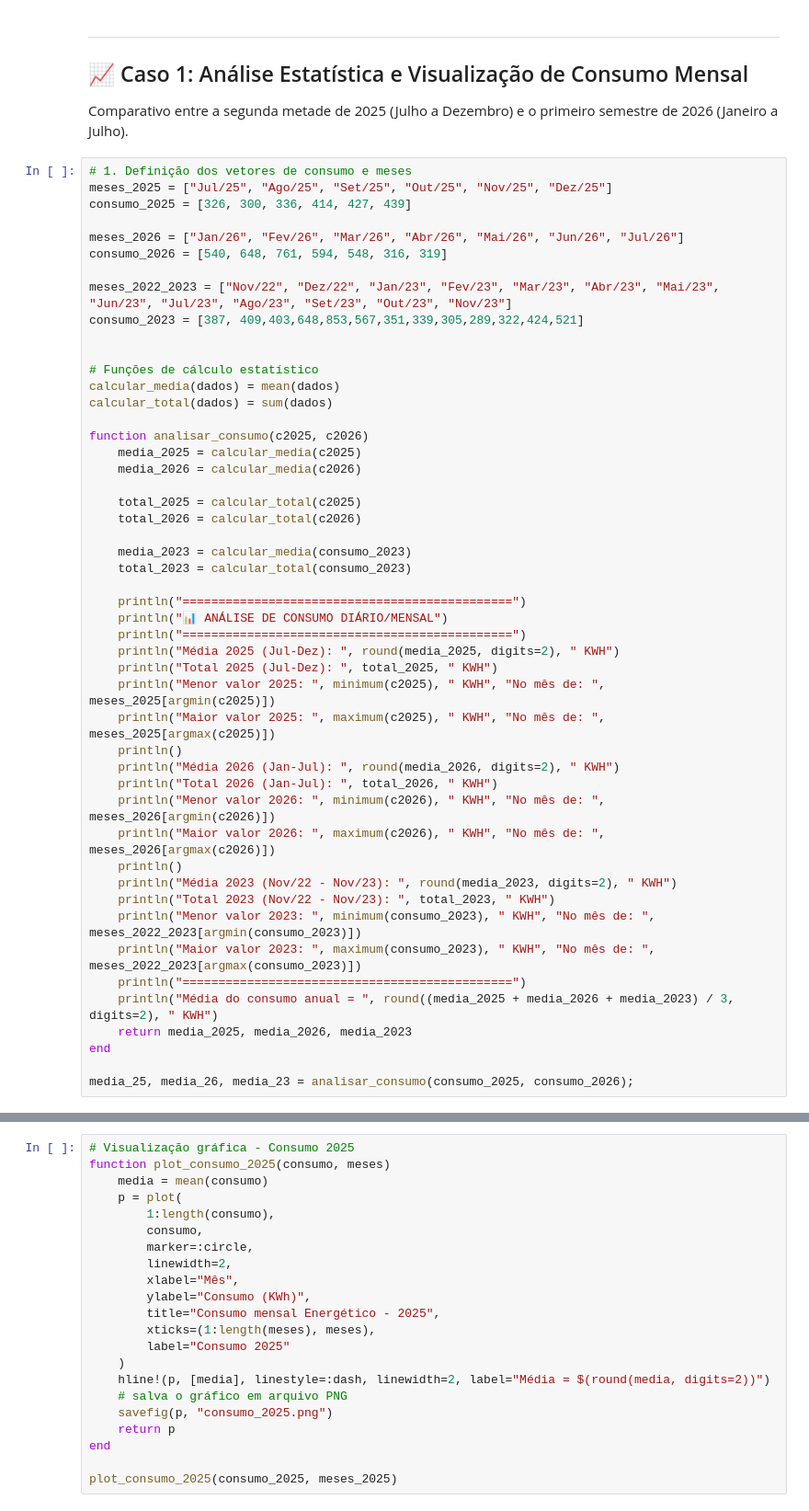
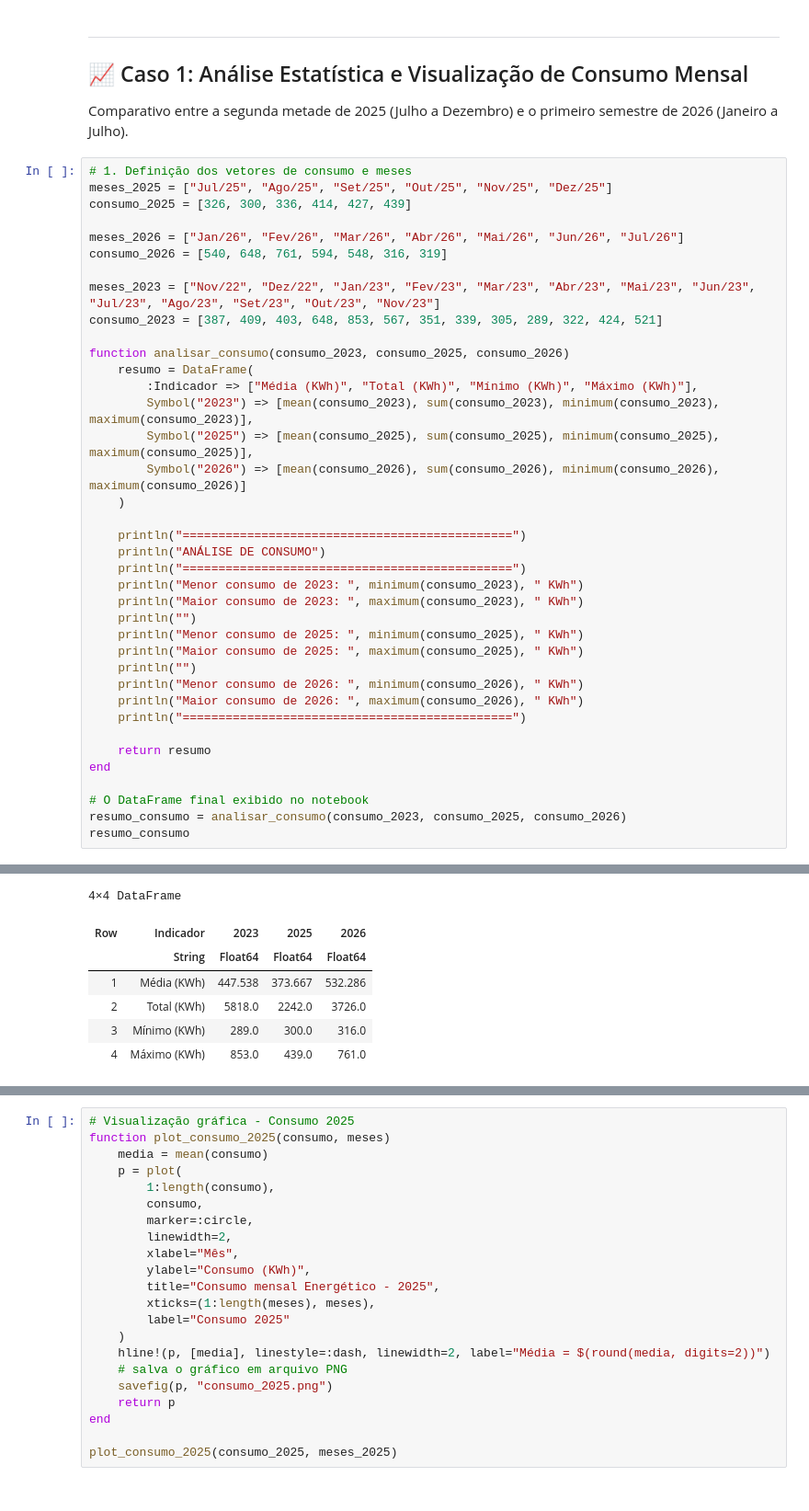
Before and after one commit to PedroVic12/Pikachu-Flask-Server, a Jupyter notebook: batcaverna/optimization/otimizacoes_em_julia.ipynb, the cells around one changed output, grey strips where cells are left out. Shown at 92% size. Drawn from its saved outputs; the diff is of its cells as text.

```diff
--- a/batcaverna/optimization/otimizacoes_em_julia.ipynb
+++ b/batcaverna/optimization/otimizacoes_em_julia.ipynb
@@ -32,46 +49,35 @@ consumo_2025 = [326, 300, 336, 414, 427, 439]
 meses_2026 = ["Jan/26", "Fev/26", "Mar/26", "Abr/26", "Mai/26", "Jun/26", "Jul/26"]
 consumo_2026 = [540, 648, 761, 594, 548, 316, 319]
 
-meses_2022_2023 = ["Nov/22", "Dez/22", "Jan/23", "Fev/23", "Mar/23", "Abr/23", "Mai/23", "Jun/23", "Jul/23", "Ago/23", "Set/23", "Out/23", "Nov/23"]
-consumo_2023 = [387, 409,403,648,853,567,351,339,305,289,322,424,521]
+meses_2023 = ["Nov/22", "Dez/22", "Jan/23", "Fev/23", "Mar/23", "Abr/23", "Mai/23", "Jun/23", "Jul/23", "Ago/23", "Set/23", "Out/23", "Nov/23"]
+consumo_2023 = [387, 409, 403, 648, 853, 567, 351, 339, 305, 289, 322, 424, 521]
 
-
-# Funções de cálculo estatístico
-calcular_media(dados) = mean(dados)
-calcular_total(dados) = sum(dados)
-
-function analisar_consumo(c2025, c2026)
-    media_2025 = calcular_media(c2025)
-    media_2026 = calcular_media(c2026)
-
-    total_2025 = calcular_total(c2025)
-    total_2026 = calcular_total(c2026)
-
-    media_2023 = calcular_media(consumo_2023)
-    total_2023 = calcular_total(consumo_2023)
+function analisar_consumo(consumo_2023, consumo_2025, consumo_2026)
+    resumo = DataFrame(
+        :Indicador => ["Média (KWh)", "Total (KWh)", "Mínimo (KWh)", "Máximo (KWh)"],
+        Symbol("2023") => [mean(consumo_2023), sum(consumo_2023), minimum(consumo_2023), maximum(consumo_2023)],
+        Symbol("2025") => [mean(consumo_2025), sum(consumo_2025), minimum(consumo_2025), maximum(consumo_2025)],
+        Symbol("2026") => [mean(consumo_2026), sum(consumo_2026), minimum(consumo_2026), maximum(consumo_2026)]
+    )
 
     println("==============================================")
-    println("📊 ANÁLISE DE CONSUMO DIÁRIO/MENSAL")
+    println("ANÁLISE DE CONSUMO")
     println("==============================================")
-    println("Média 2025 (Jul-Dez): ", round(media_2025, digits=2), " KWH")
-    println("Total 2025 (Jul-Dez): ", total_2025, " KWH")
-    println("Menor valor 2025: ", minimum(c2025), " KWH", "No mês de: ", meses_2025[argmin(c2025)])
-    println("Maior valor 2025: ", maximum(c2025), " KWH", "No mês de: ", meses_2025[argmax(c2025)])
-    println()
-    println("Média 2026 (Jan-Jul): ", round(media_2026, digits=2), " KWH")
-    println("Total 2026 (Jan-Jul): ", total_2026, " KWH")
-    println("Menor valor 2026: ", minimum(c2026), " KWH", "No mês de: ", meses_2026[argmin(c2026)])
-    println("Maior valor 2026: ", maximum(c2026), " KWH", "No mês de: ", meses_2026[argmax(c2026)])
-    println()
-    println("Média 2023 (Nov/22 - Nov/23): ", round(media_2023, digits=2), " KWH")
-    println("Total 2023 (Nov/22 - Nov/23): ", total_2023, " KWH")
-    println("Menor valor 2023: ", minimum(consumo_2023), " KWH", "No mês de: ", meses_2022_2023[argmin(consumo_2023)])
-    println("Maior valor 2023: ", maximum(consumo_2023), " KWH", "No mês de: ", meses_2022_2023[argmax(consumo_2023)])
+    println("Menor consumo de 2023: ", minimum(consumo_2023), " KWh")
+    println("Maior consumo de 2023: ", maximum(consumo_2023), " KWh")
+    println("")
+    println("Menor consumo de 2025: ", minimum(consumo_2025), " KWh")
+    println("Maior consumo de 2025: ", maximum(consumo_2025), " KWh")
+    println("")
+    println("Menor consumo de 2026: ", minimum(consumo_2026), " KWh")
+    println("Maior consumo de 2026: ", maximum(consumo_2026), " KWh")
     println("==============================================")
-    println("Média do consumo anual = ", round((media_2025 + media_2026 + media_2023) / 3, digits=2), " KWH")
-    return media_2025, media_2026, media_2023
+
+    return resumo
 end
 
-media_25, media_26, media_23 = analisar_consumo(consumo_2025, consumo_2026);
+# O DataFrame final exibido no notebook
+resumo_consumo = analisar_consumo(consumo_2023, consumo_2025, consumo_2026)
+resumo_consumo
 # %% [output]
 ==============================================
@@ -96,3 +95,10 @@ Média do consumo anual = 451.16 KWH
+4×4 DataFrame
+| Row | Indicador | 2023 | 2025 | 2026 |
+|  | String | Float64 | Float64 | Float64 |
+| 1 | Média (KWh) | 447.538 | 373.667 | 532.286 |
+| 2 | Total (KWh) | 5818.0 | 2242.0 | 3726.0 |
+| 3 | Mínimo (KWh) | 289.0 | 300.0 | 316.0 |
+| 4 | Máximo (KWh) | 853.0 | 439.0 | 761.0 |
 # %%
 # Visualização gráfica - Consumo 2023
 function plot_consumo_2023(consumo, meses)
```
Also changed, not shown: parts of 6 cells of this notebook, 1 other file.
